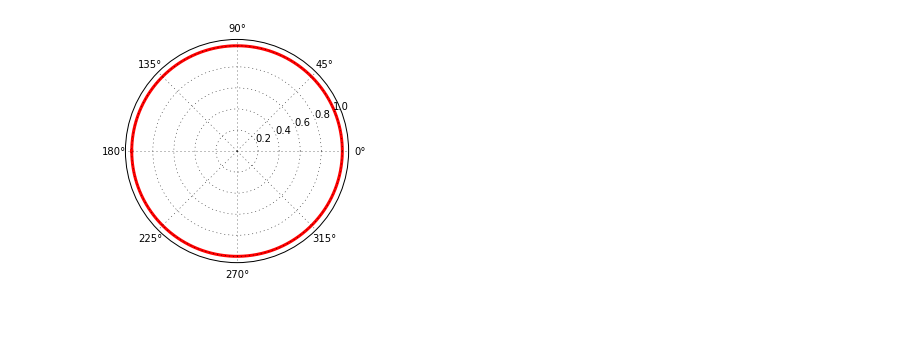
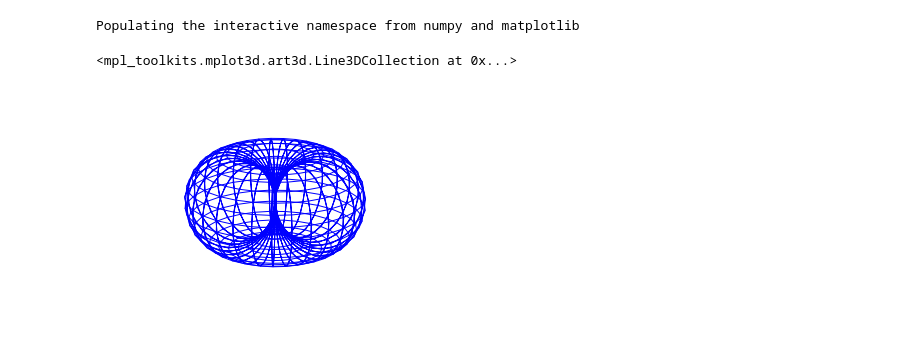
Before and after one commit to kastnerkyle/kastnerkyle.github.io-pelican, a Jupyter notebook: content/downloads/notebooks/ee_monopole_and_dipole_antennas_and_arrays.ipynb, the cells around one changed output. Drawn from its saved outputs; the diff is of its cells as text; code cells hidden in the pictures; blank space fills up the shorter version.

Commit message:
Partial work on monopole and dipole antennas

```diff
--- a/content/downloads/notebooks/ee_monopole_and_dipole_antennas_and_arrays.ipynb
+++ b/content/downloads/notebooks/ee_monopole_and_dipole_antennas_and_arrays.ipynb
@@ -73,11 +7,27 @@ plt.show()
-# %%
-r = np.linspace(-.5,.5,1000)
-theta = 2 * np.pi * r
-Hn = np.array([1.]*r.shape[0])
-
-ax = plt.subplot(111, polar=True)
-ax.plot(theta, Hn, color='r', linewidth=3)
-ax.grid(True)
-plt.show()
-# %% [output]
-[figure, removed]
+# %%
+%pylab inline
+n_theta = 30;
+n_phi = 30;
+theta = 2 * np.pi * np.linspace(0., 1., n_theta)
+phi = 2 * np.pi * np.linspace(0., 1., n_phi)
+[theta, phi] = np.meshgrid(theta, phi)
+# %% [output]
+Populating the interactive namespace from numpy and matplotlib
+# %%
+#Halfwave Dipole
+B = 0.5;
+num = np.cos(np.pi * B * np.cos(theta)) - np.cos(np.pi * B);
+denom = np.sin(theta);
+resp = num/denom;
+
+X = resp * np.sin(theta) * np.cos(phi);
+Y = resp * np.sin(theta) * np.sin(phi);
+Z = resp * np.cos(theta);
+
+fig = plt.figure()
+ax = fig.add_subplot(111, projection='3d')
+ax._axis3don = False
+ax.plot_wireframe(X, Y, Z)
+# %% [output]
+<mpl_toolkits.mplot3d.art3d.Line3DCollection at 0x...>
+[figure, added]
```
Also changed, not shown: parts of 6 cells of this notebook.
